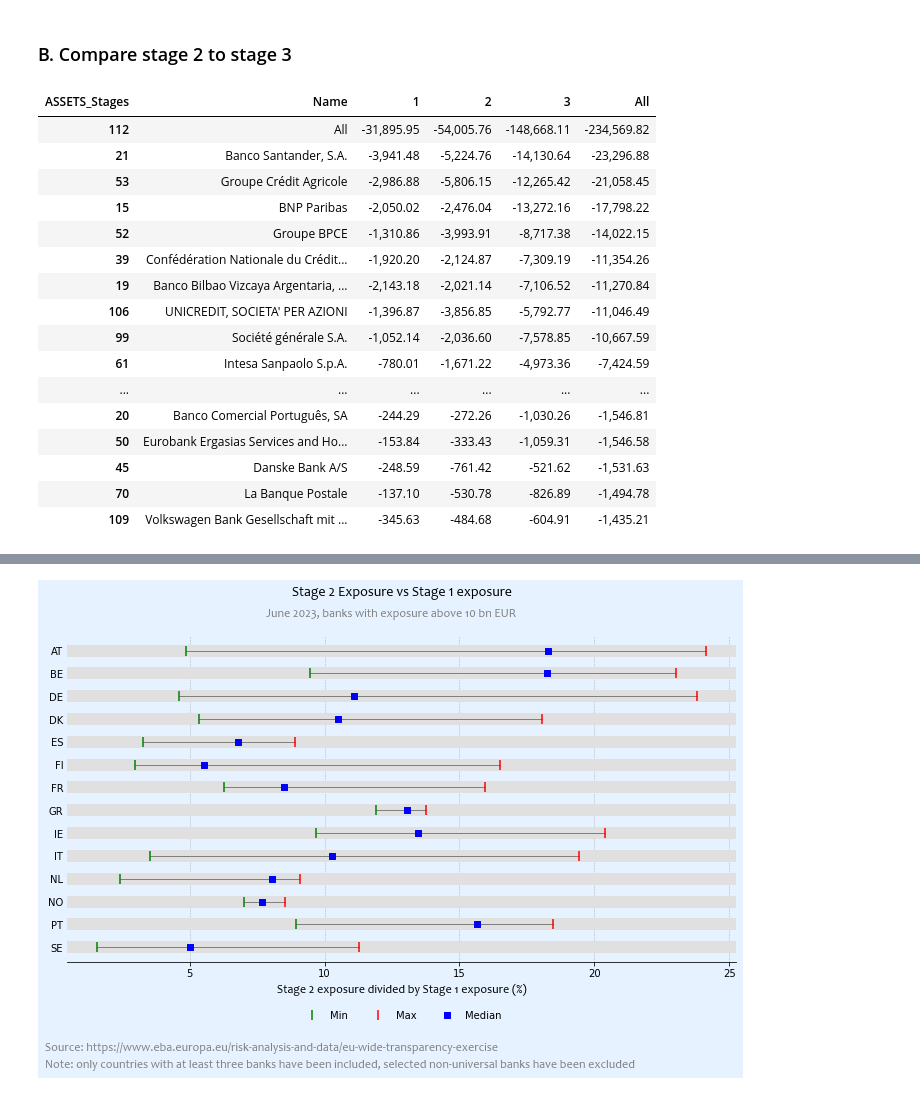
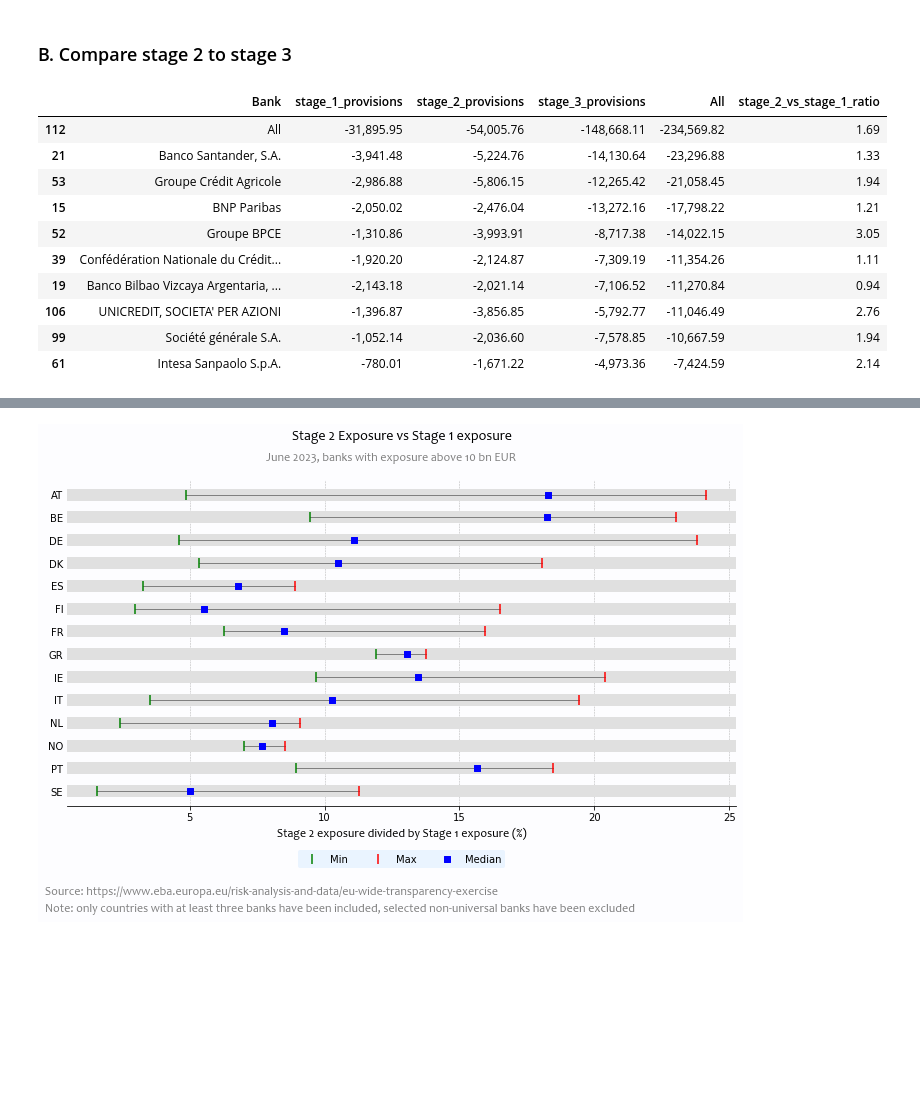
Before and after one commit to at621/eba_transparency, a Jupyter notebook: transparency_eba_provisions.ipynb, the cells around one changed output, grey strips where cells are left out. Drawn from its saved outputs; the diff is of its cells as text; code cells hidden in the pictures; blank space fills up the shorter version.

```diff
--- a/transparency_eba_provisions.ipynb
+++ b/transparency_eba_provisions.ipynb
@@ -75,33 +76,29 @@ array(['Cash, cash balances at central banks and other demand deposits',
 # %%
 # Create base table
 idx_1 = result['Label'].isin(['Accumulated impairment: Financial assets at amortised cost, Loans and advances'])
 idx_2 = result['Period'] == 202306
 
-pivot_df = pd.pivot_table(result[idx_1 & idx_2],
+df_provisions = pd.pivot_table(result[idx_1 & idx_2],
                           values='Amount',
                           index=['Name'],
                           columns=['ASSETS_Stages'],
                           aggfunc="sum",
                           margins=True,
                           fill_value=0).reset_index()
 
-pivot_df.sort_values(by=pivot_df.columns[-1], ascending=True).head(40)
+df_provisions.columns = ['Bank', 'stage_1_provisions', 'stage_2_provisions', 'stage_3_provisions', 'All']
+df_provisions['stage_2_vs_stage_1_ratio'] = df_provisions['stage_2_provisions'] / df_provisions['stage_1_provisions']
+df_provisions.sort_values('All', ascending=True).head(10)
 # %% [output]
-| ASSETS_Stages | Name | 1 | 2 | 3 | All |
-| 112 | All | -31,895.95 | -54,005.76 | -148,668.11 | -234,569.82 |
-| 21 | Banco Santander, S.A. | -3,941.48 | -5,224.76 | -14,130.64 | -23,296.88 |
-| 53 | Groupe Crédit Agricole | -2,986.88 | -5,806.15 | -12,265.42 | -21,058.45 |
-| 15 | BNP Paribas | -2,050.02 | -2,476.04 | -13,272.16 | -17,798.22 |
-| 52 | Groupe BPCE | -1,310.86 | -3,993.91 | -8,717.38 | -14,022.15 |
-| 39 | Confédération Nationale du Crédit... | -1,920.20 | -2,124.87 | -7,309.19 | -11,354.26 |
-| 19 | Banco Bilbao Vizcaya Argentaria, ... | -2,143.18 | -2,021.14 | -7,106.52 | -11,270.84 |
-| 106 | UNICREDIT, SOCIETA' PER AZIONI | -1,396.87 | -3,856.85 | -5,792.77 | -11,046.49 |
-| 99 | Société générale S.A. | -1,052.14 | -2,036.60 | -7,578.85 | -10,667.59 |
-| 61 | Intesa Sanpaolo S.p.A. | -780.01 | -1,671.22 | -4,973.36 | -7,424.59 |
-| ... | ... | ... | ... | ... | ... |
-| 20 | Banco Comercial Português, SA | -244.29 | -272.26 | -1,030.26 | -1,546.81 |
-| 50 | Eurobank Ergasias Services and Ho... | -153.84 | -333.43 | -1,059.31 | -1,546.58 |
-| 45 | Danske Bank A/S | -248.59 | -761.42 | -521.62 | -1,531.63 |
-| 70 | La Banque Postale | -137.10 | -530.78 | -826.89 | -1,494.78 |
-| 109 | Volkswagen Bank Gesellschaft mit ... | -345.63 | -484.68 | -604.91 | -1,435.21 |
+|  | Bank | stage_1_provisions | stage_2_provisions | stage_3_provisions | All | stage_2_vs_stage_1_ratio |
+| 112 | All | -31,895.95 | -54,005.76 | -148,668.11 | -234,569.82 | 1.69 |
+| 21 | Banco Santander, S.A. | -3,941.48 | -5,224.76 | -14,130.64 | -23,296.88 | 1.33 |
+| 53 | Groupe Crédit Agricole | -2,986.88 | -5,806.15 | -12,265.42 | -21,058.45 | 1.94 |
+| 15 | BNP Paribas | -2,050.02 | -2,476.04 | -13,272.16 | -17,798.22 | 1.21 |
+| 52 | Groupe BPCE | -1,310.86 | -3,993.91 | -8,717.38 | -14,022.15 | 3.05 |
+| 39 | Confédération Nationale du Crédit... | -1,920.20 | -2,124.87 | -7,309.19 | -11,354.26 | 1.11 |
+| 19 | Banco Bilbao Vizcaya Argentaria, ... | -2,143.18 | -2,021.14 | -7,106.52 | -11,270.84 | 0.94 |
+| 106 | UNICREDIT, SOCIETA' PER AZIONI | -1,396.87 | -3,856.85 | -5,792.77 | -11,046.49 | 2.76 |
+| 99 | Société générale S.A. | -1,052.14 | -2,036.60 | -7,578.85 | -10,667.59 | 1.94 |
+| 61 | Intesa Sanpaolo S.p.A. | -780.01 | -1,671.22 | -4,973.36 | -7,424.59 | 2.14 |
 # %%
```
Also changed, not shown: parts of 8 cells of this notebook.
